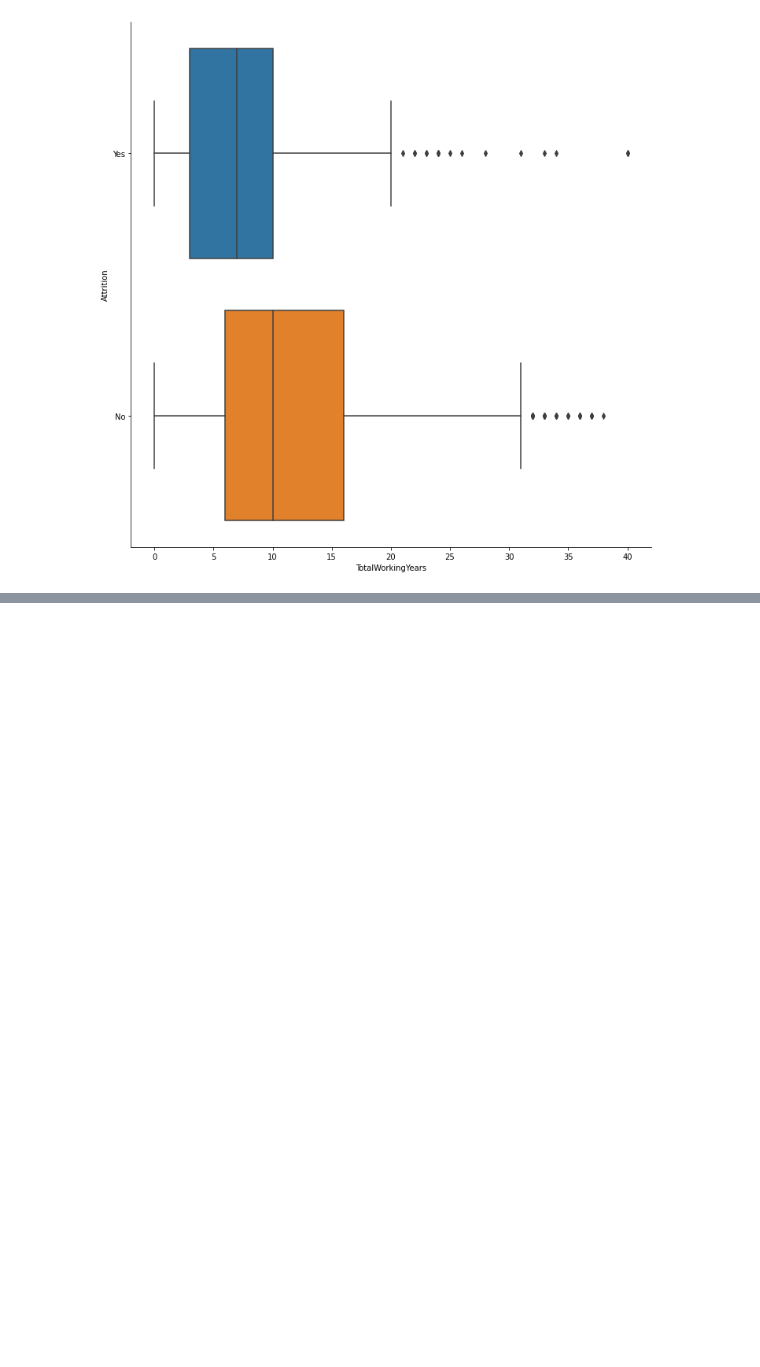
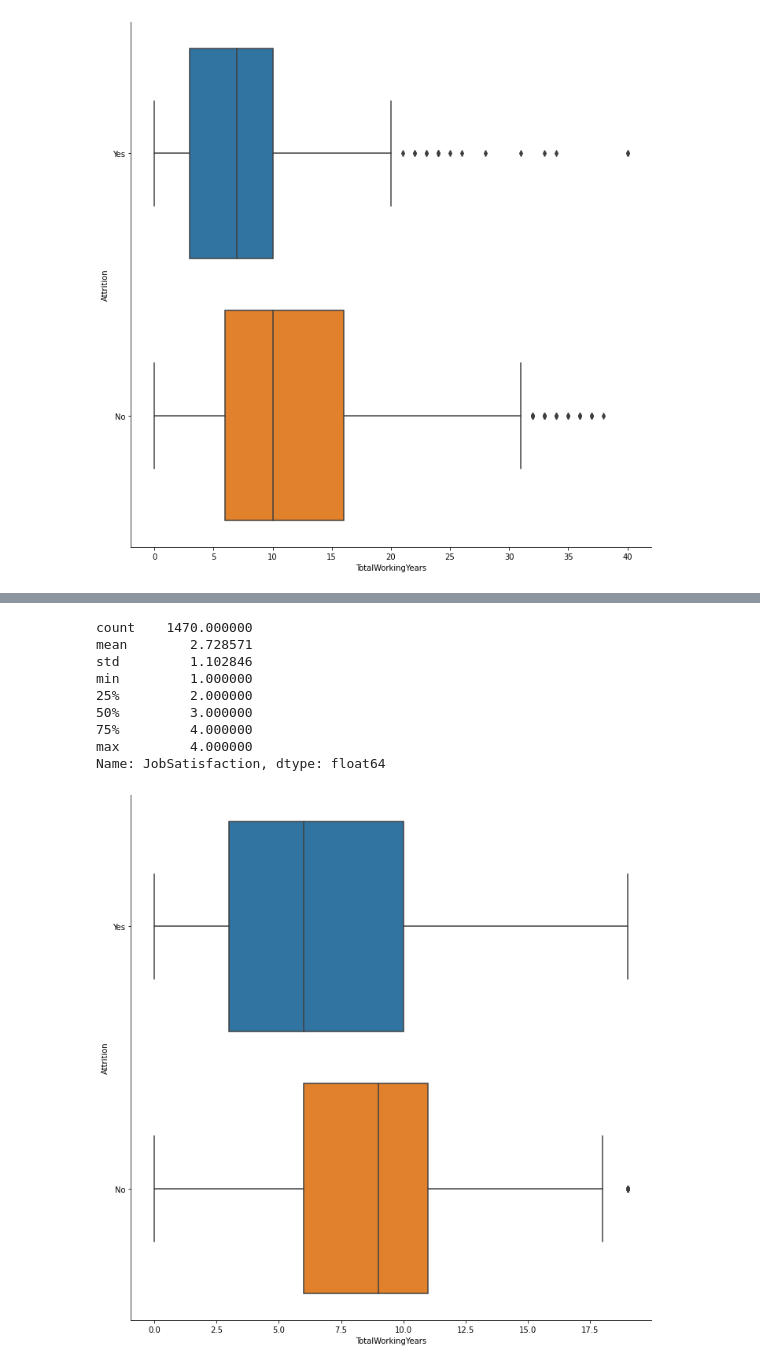
Before and after one commit to pereira-tony/td1-nosql-m1-web, a Jupyter notebook: Exercices/DataVis/Exercice_partie_3_4_5.ipynb, the cells around one changed output, grey strips where cells are left out. Drawn from its saved outputs; the diff is of its cells as text; code cells hidden in the pictures; blank space fills up the shorter version.

```diff
--- a/Exercices/DataVis/Exercice_partie_3_4_5.ipynb
+++ b/Exercices/DataVis/Exercice_partie_3_4_5.ipynb
@@ -78,3 +48,18 @@ data.describe()
+# %%
+JobSatisfaction = data[ data['TotalWorkingYears'] < 20 ]
+sb.catplot(x="TotalWorkingYears", y="Attrition", data = JobSatisfaction, kind= "box", height=10)
+data['JobSatisfaction'].describe()
+# %% [output]
+count    1470.000000
+mean        2.728571
+std         1.102846
+min         1.000000
+25%         2.000000
+50%         3.000000
+75%         4.000000
+max         4.000000
+Name: JobSatisfaction, dtype: float64
+[figure, added]
 # %%
 
 
```
Also changed, not shown: parts of 10 cells of this notebook, 2 other files.
